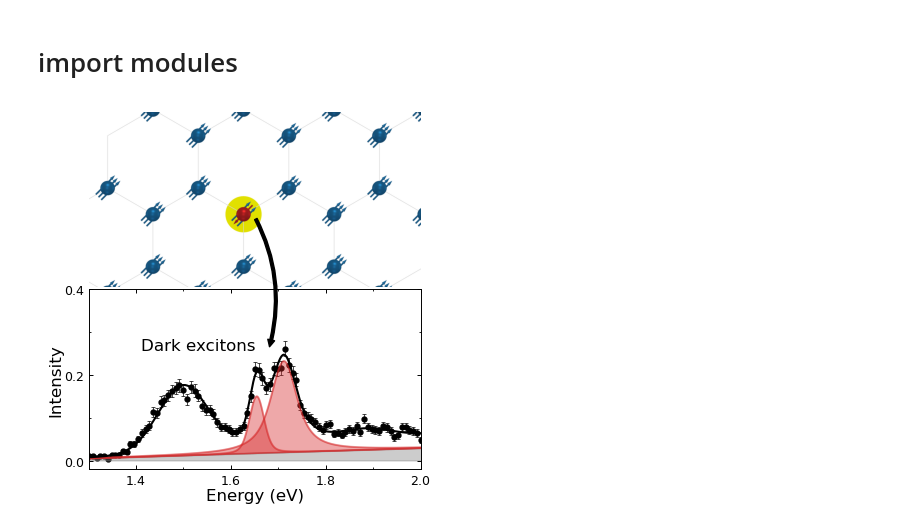
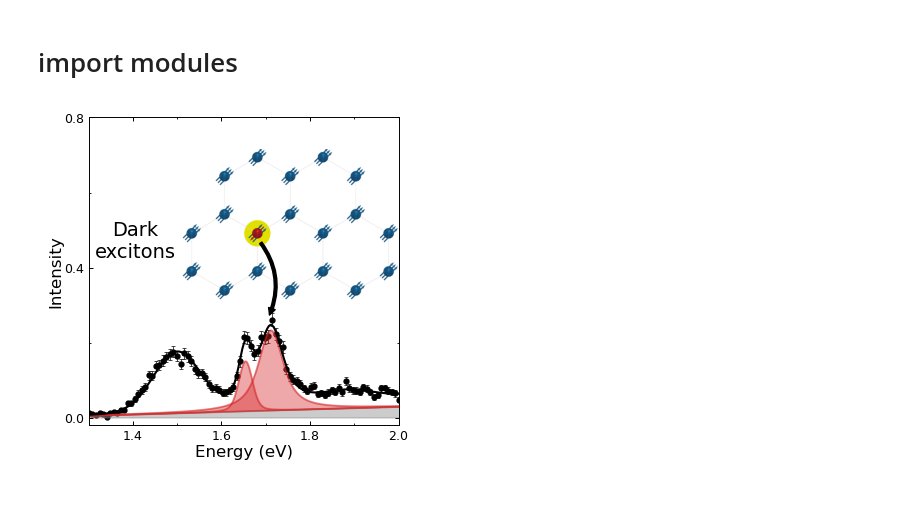
Before and after one commit to mpmdean/He2024dispersive, a Jupyter notebook: PRX_key_image.ipynb, the cells around one changed output. Drawn from its saved outputs; the diff is of its cells as text; code cells hidden in the pictures; blank space fills up the shorter version.

```diff
--- a/PRX_key_image.ipynb
+++ b/PRX_key_image.ipynb
@@ -44,15 +44,8 @@ rcParams['ytick.right']=True
 spectra_thdep_data = h5_file('data/RIXS_data/thdep_1dSpectra.hdf', 'r')
 spectra_thdep_fits = h5_file('data/RIXS_fits/thdep_fits.hdf', 'r')
 # %%
-fig, axs = plt.subplots(2, 1, dpi=100, figsize=(4, 4))
+fig, ax = plt.subplots(1, 1, dpi=100, figsize=(4, 4))
 
-ax = axs[0]
-
-im = plt.imread('excitons.png')
-ax.imshow(im)
-ax.axis('off')
-
-ax = axs[1]
 color_D1 = 'tab:red'
 color_D2 = 'tab:red'
 color_background = 'grey'
@@ -83,39 +76,49 @@ ax.fill_between(x, background, y2=0, alpha=alpha, color=color_background,)
 
 y = spectra_thdep_fits['E1']['fits_H_{:.2f}'.format(H)]['exciton']['peak1'][:]
 ax.plot(x, y+background,'-',color=color_D1,zorder=1, alpha=alpha)
 ax.fill_between(x, y+background, y2=background, color=color_D1, alpha=alpha)
 y = spectra_thdep_fits['E1']['fits_H_{:.2f}'.format(H)]['exciton']['peak2'][:]
 ax.plot(x, y+background,'-',color=color_D2,zorder=1, alpha=alpha)
 ax.fill_between(x, y+background, y2=background, color=color_D2, alpha=alpha)
 
-ax.text(x=0.33, y=0.69, s='Dark excitons', va='center', ha='center', fontsize=12, transform=ax.transAxes, )
 
 # axis range and ticks
 ax.set_xlim(1.3, 2.)
-ax.set_ylim(-0.02, 0.4)
+ax.set_ylim(-0.02, 0.7)
 ax.set_xticks(np.arange(1.4, 2, 0.2))
-ax.set_yticks(np.arange(0, 0.401, 0.2))
+ax.set_yticks(np.arange(0, 0.801, 0.4))
 ax.xaxis.set_minor_locator(ticker.AutoMinorLocator(2))
 ax.yaxis.set_minor_locator(ticker.AutoMinorLocator(2))
 
 # axis label
 ax.set_xlabel('Energy (eV)')
 ax.set_ylabel('Intensity')
 
 
+axin = ax.inset_axes([0.3, 0.3, 0.7, 0.7])
+im = plt.imread('excitons.png')
+axin.imshow(im)
+axin.axis('off')
+
+
 # add the arrow
 arrow = patches.FancyArrowPatch(
-    (1.6500, 0.57),
-    (1.680, 0.26),
-    connectionstyle='arc3, rad=-0.2',
+    (0.55, 0.6),
+    (0.58, 0.35),
+    connectionstyle='arc3, rad=-0.3',
     mutation_scale=10,
     facecolor='k',
     edgecolor='k',
     clip_on=False,
 )
-ax.add_patch(arrow)
+newax = fig.add_axes(ax.get_position(), frameon=False)
+newax.add_patch(arrow)
+newax.axis('off')
 
-plt.subplots_adjust(left=0.12, right=0.95, bottom=0.09, top=0.99, wspace=0, hspace=0)
+newax.text(x=0.15, y=0.60, s='Dark\nexcitons', va='center', ha='center', fontsize=14, transform=ax.transAxes, )
+
+
+#plt.subplots_adjust(left=0.12, right=0.95, bottom=0.09, top=0.99, wspace=0, hspace=0)
 fig.savefig('PRX_key_image.png', dpi=100)
 # %% [output]
-[figure, old version]
+[figure, new version]
```
Also changed, not shown: 2 other files.
